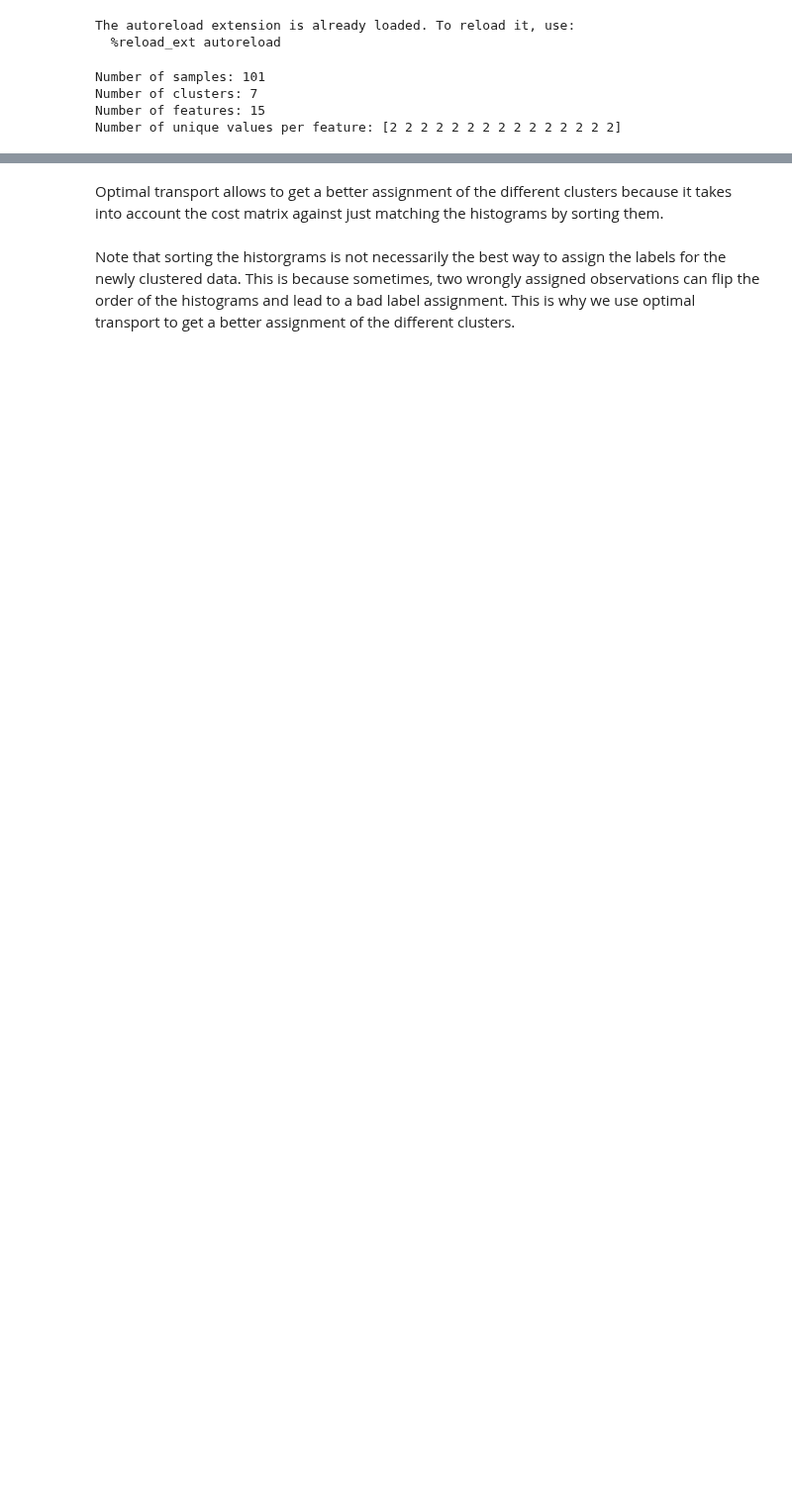
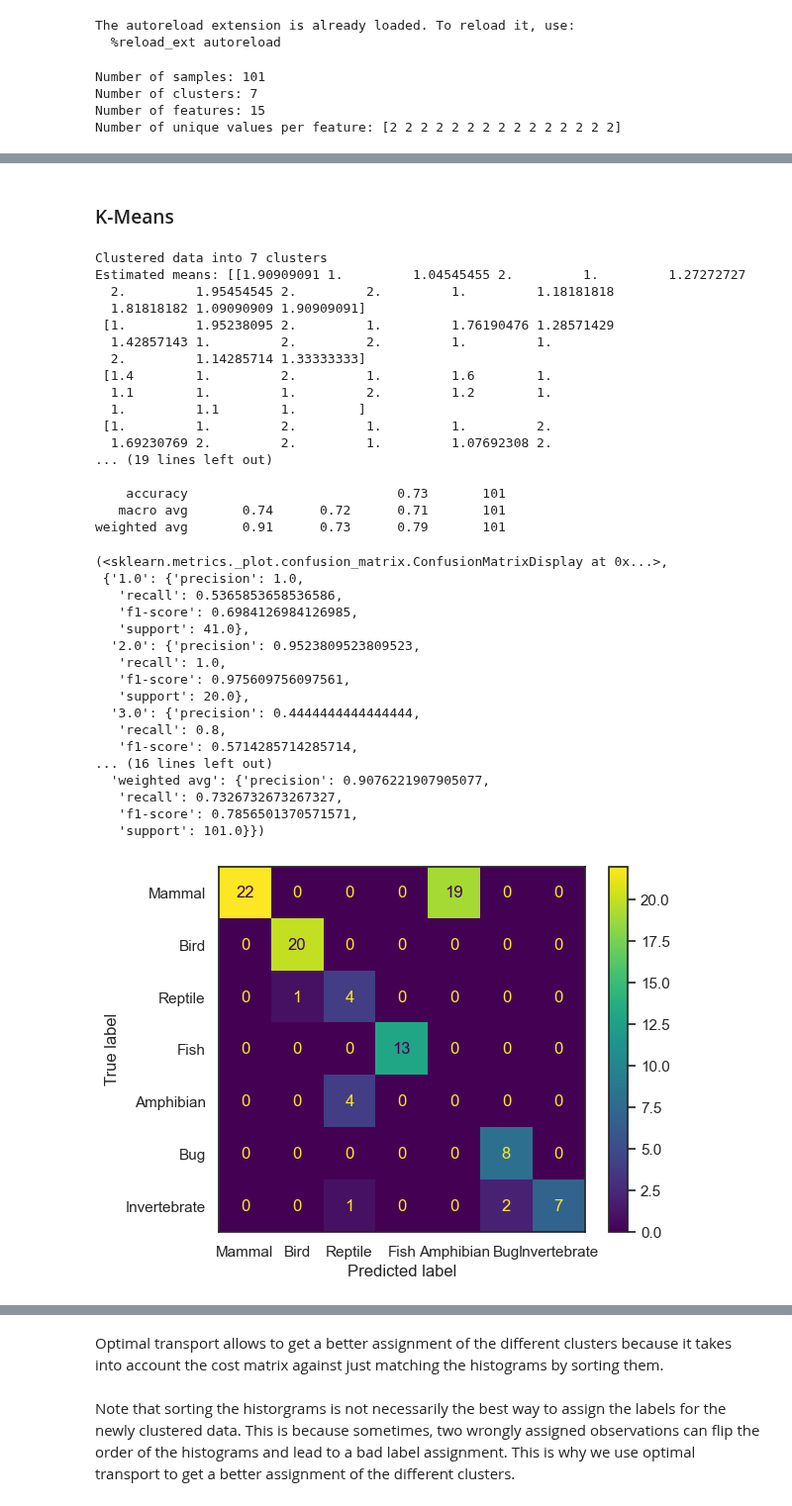
Before and after one commit to Thomick/Ordinal-data-clustering, a Jupyter notebook: notebooks/classification_animals.ipynb, the cells around one changed output, grey strips where cells are left out. Shown at 99% size. Drawn from its saved outputs; the diff is of its cells as text; code cells hidden in the pictures; blank space fills up the shorter version.

```diff
--- a/notebooks/classification_animals.ipynb
+++ b/notebooks/classification_animals.ipynb
@@ -34,0 +106,41 @@ Number of unique values per feature: [2 2 2 2 2 2 2 2 2 2 2 2 2 2 2]
+# %% [markdown]
+### K-Means
+# %%
+animal_dataset.cluster_kmeans()
+animal_dataset.classification_results(runtype="K-Means")
+# %% [output]
+Clustered data into 7 clusters
+Estimated means: [[1.90909091 1.         1.04545455 2.         1.         1.27272727
+  2.         1.95454545 2.         2.         1.         1.18181818
+  1.81818182 1.09090909 1.90909091]
+ [1.         1.95238095 2.         1.         1.76190476 1.28571429
+  1.42857143 1.         2.         2.         1.         1.
+  2.         1.14285714 1.33333333]
+ [1.4        1.         2.         1.         1.6        1.
+  1.1        1.         1.         2.         1.2        1.
+  1.         1.1        1.        ]
+ [1.         1.         2.         1.         1.         2.
+  1.69230769 2.         2.         1.         1.07692308 2.
+... (19 lines left out)
+
+    accuracy                           0.73       101
+   macro avg       0.74      0.72      0.71       101
+weighted avg       0.91      0.73      0.79       101
+(<sklearn.metrics._plot.confusion_matrix.ConfusionMatrixDisplay at 0x...>,
+ {'1.0': {'precision': 1.0,
+   'recall': 0.5365853658536586,
+   'f1-score': 0.6984126984126985,
+   'support': 41.0},
+  '2.0': {'precision': 0.9523809523809523,
+   'recall': 1.0,
+   'f1-score': 0.975609756097561,
+   'support': 20.0},
+  '3.0': {'precision': 0.4444444444444444,
+   'recall': 0.8,
+   'f1-score': 0.5714285714285714,
+... (16 lines left out)
+  'weighted avg': {'precision': 0.9076221907905077,
+   'recall': 0.7326732673267327,
+   'f1-score': 0.7856501370571571,
+   'support': 101.0}})
+[figure, added]
```
Also changed, not shown: parts of 14 cells of this notebook, 11 other files.
